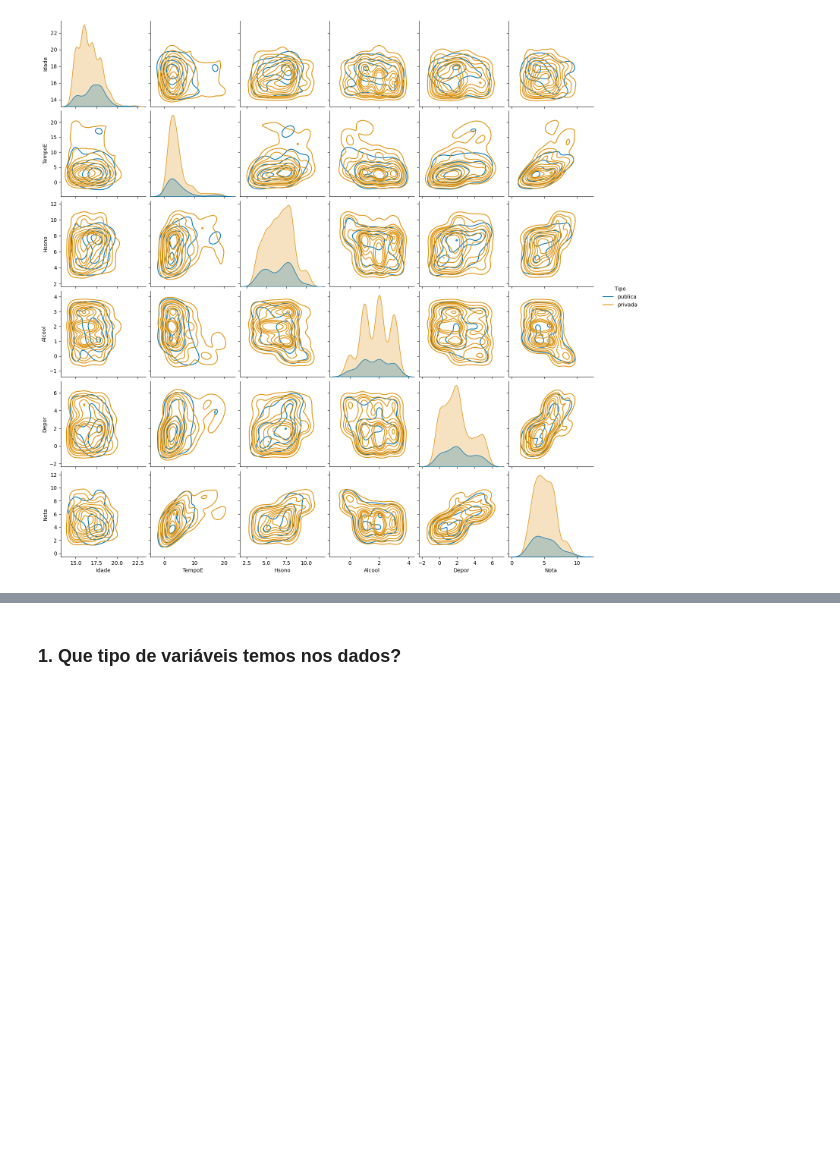
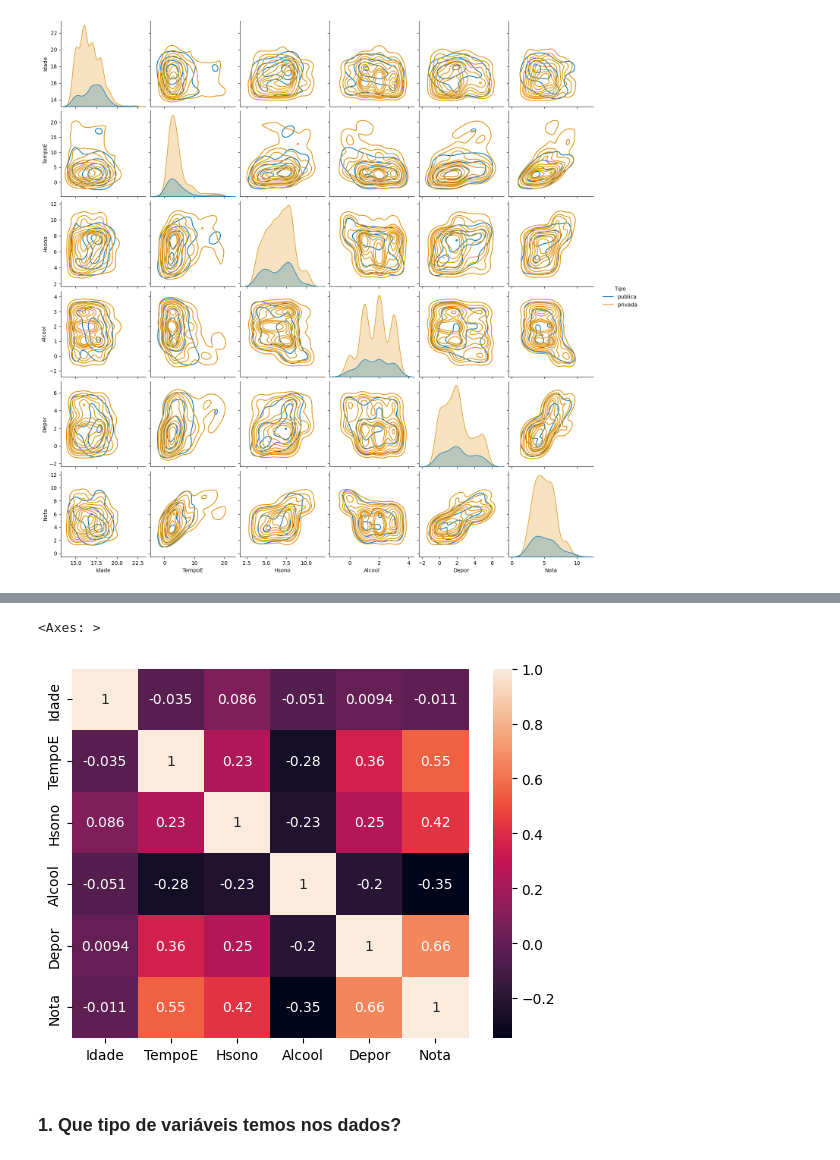
Before and after one commit to Vieirbat/analise-regressao, a Jupyter notebook: p1.ipynb, the cells around one changed output, grey strips where cells are left out. Saved outputs shown, nothing was run; the diff lists cells and outputs as text; code cells hidden in the pictures; blank space fills up the shorter version.

```diff
--- a/p1.ipynb
+++ b/p1.ipynb
@@ -357,3 +364,8 @@ sb.pairplot(data=dados, hue='Tipo', corner=False, palette='colorblind', kind='kd
+# %%
+sb.heatmap(dados.iloc[:,1:].corr(), annot=True)
+# %% [output]
+<Axes: >
+[figure, added]
 # %% [markdown]
 ### 1. Que tipo de variáveis temos nos dados?
 # %%
```
Also changed, not shown: parts of 37 cells of this notebook, 4 other files.
